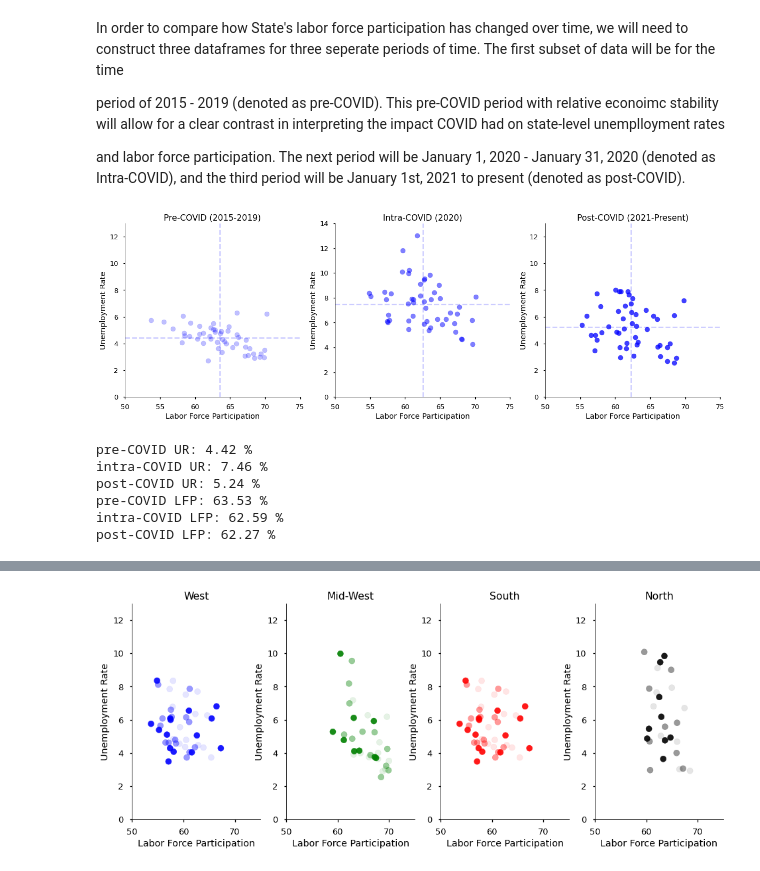
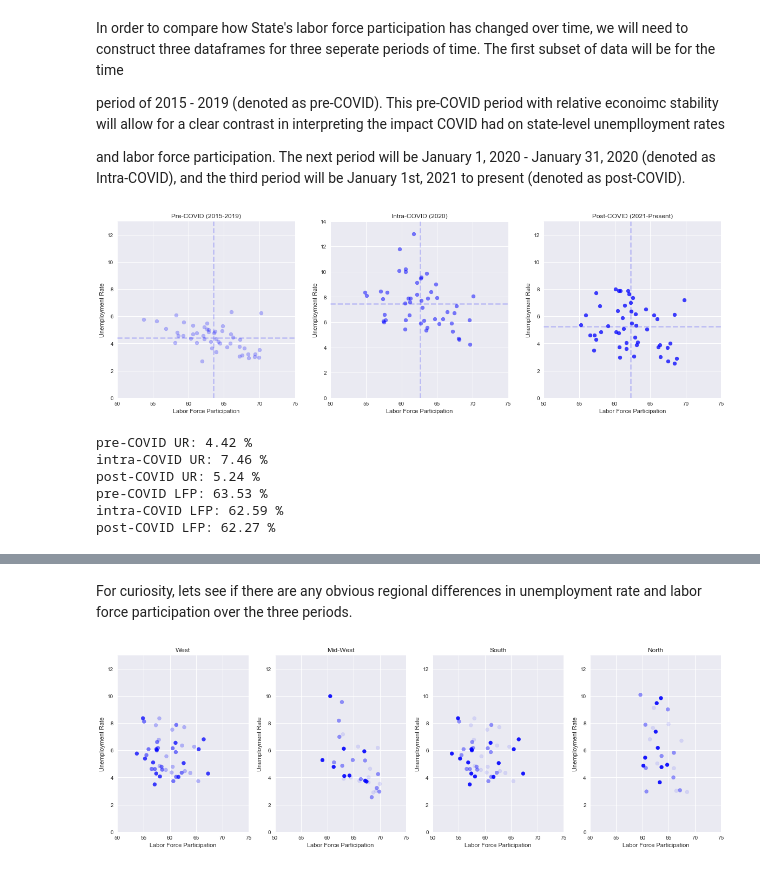
Before and after one commit to vgm236/ferrante_moreira_data_project, a Jupyter notebook: app/ferrante_moreira_project.ipynb, the cells around one changed output, grey strips where cells are left out. Saved outputs shown, nothing was run; the diff lists cells and outputs as text; code cells hidden in the pictures.

```diff
--- a/app/ferrante_moreira_project.ipynb
+++ b/app/ferrante_moreira_project.ipynb
@@ -640,9 +640,9 @@ for i in [0, 1, 2]:
     ax[i].spines['right'].set_visible(False)
     ax[i].spines['top'].set_visible(False)
 
-plt.style.use("seaborn-talk")
+plt.style.use("seaborn")
 # %% [output]
-[figure, old version]
+[figure, new version]
 # %%
 ur_titles = ["pre-COVID UR:", "intra-COVID UR:", "post-COVID UR:"]
 ur_sets = [df_pre_covid, df_intra_covid, df_post_covid]
@@ -676,4 +671,6 @@ were in a relatively tight cluster, however, as time progresses we notice that t
 labor force participation.
+# %% [markdown]
+For curiosity, lets see if there are any obvious regional differences in unemployment rate and labor force participation over the three periods.
 # %%
 # Pre, intra, and post COVID unemployment rate and labor force participation for Western U.S
 pre_west_ur = df_pre_covid["unemployment_rate"][["WA", "OR", "CA", "ID", "MT", "WY",
@@ -733,7 +730,7 @@ post_south_lfp = df_post_covid["labor_force_participation"][["TX", "OK", "AR", "
 
 
 # Scatter plots showing transitions through pre, intra, and post COVID by region
-fig, ax = plt.subplots(1,4, figsize=(16,6))
+fig, ax = plt.subplots(1,4, figsize=(20,6))
 
 west_ur = [pre_west_ur, intra_west_ur, post_west_ur]
 west_lfp = [pre_west_lfp, intra_west_lfp, post_west_lfp]
@@ -743,7 +740,7 @@ for (j, i) in zip(south_ur, south_lfp):
         i.mean(),
         j.mean(),
         color='b',
-        alpha=[0.1, 0.4, 0.9])
+        alpha=[0.25, 0.5, 0.75])
 
 mid_ur = [pre_mid_ur, intra_mid_ur, post_mid_ur]
 mid_lfp = [pre_mid_lfp, intra_mid_lfp, post_mid_lfp]
@@ -752,7 +749,7 @@ for (j, i) in zip(mid_ur, mid_lfp):
     ax[1].scatter(
         i.mean(),
         j.mean(),
-        color='g',
+        color='b',
         alpha=[0.1, 0.4, 0.9]
     )
 
@@ -763,39 +760,39 @@ for (j, i) in zip(south_ur, south_lfp):
     ax[2].scatter(
         i.mean(),
         j.mean(),
-        color='r',
+        color='b',
         alpha=[0.1, 0.4, 0.9]
     )
 
 north_ur = [pre_north_ur, intra_north_ur, post_north_ur]
 north_lfp = [pre_north_lfp, intra_north_lfp, post_north_lfp]
 
 for (j, i) in zip(north_ur, north_lfp):
     ax[3].scatter(
         i.mean(),
         j.mean(),
-        color='black',
+        color='b',
         alpha=[0.1, 0.4, 0.9]
     )
 
 for i in [0, 1, 2, 3]:
     ax[i].set_xlim(50, 75),
     ax[i].set_ylim(0, 13)
 
 region_titles = ["West", "Mid-West", "South", "North"]
 count = [0, 1, 2, 3]
 
 for (i, j) in zip(count, region_titles):
     ax[i].set_title(j)
 
 for i in [0, 1, 2, 3]:
     ax[i].set_ylabel("Unemployment Rate")
     ax[i].set_xlabel("Labor Force Participation")
 
 for i in [0, 1, 2, 3]:
     ax[i].spines['right'].set_visible(False)
     ax[i].spines['top'].set_visible(False)
 
-plt.style.use("seaborn-talk")
+plt.style.use("seaborn")
 # %% [output]
-[figure, old version]
+[figure, new version]
```
Also changed, not shown: parts of 4 cells of this notebook.
